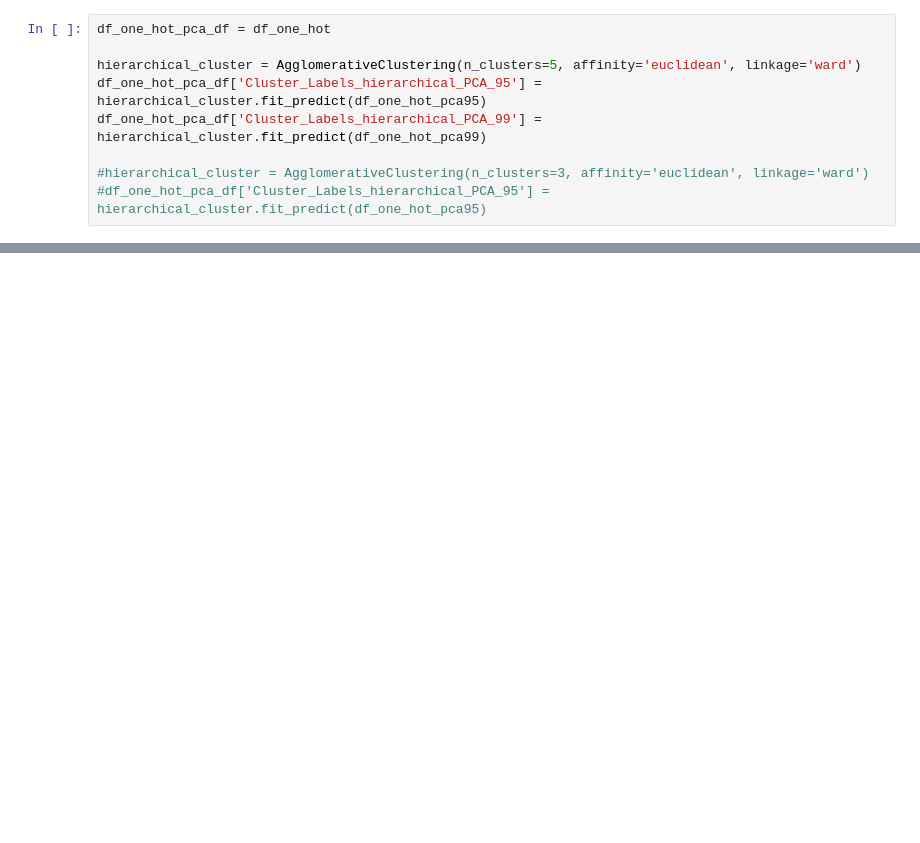
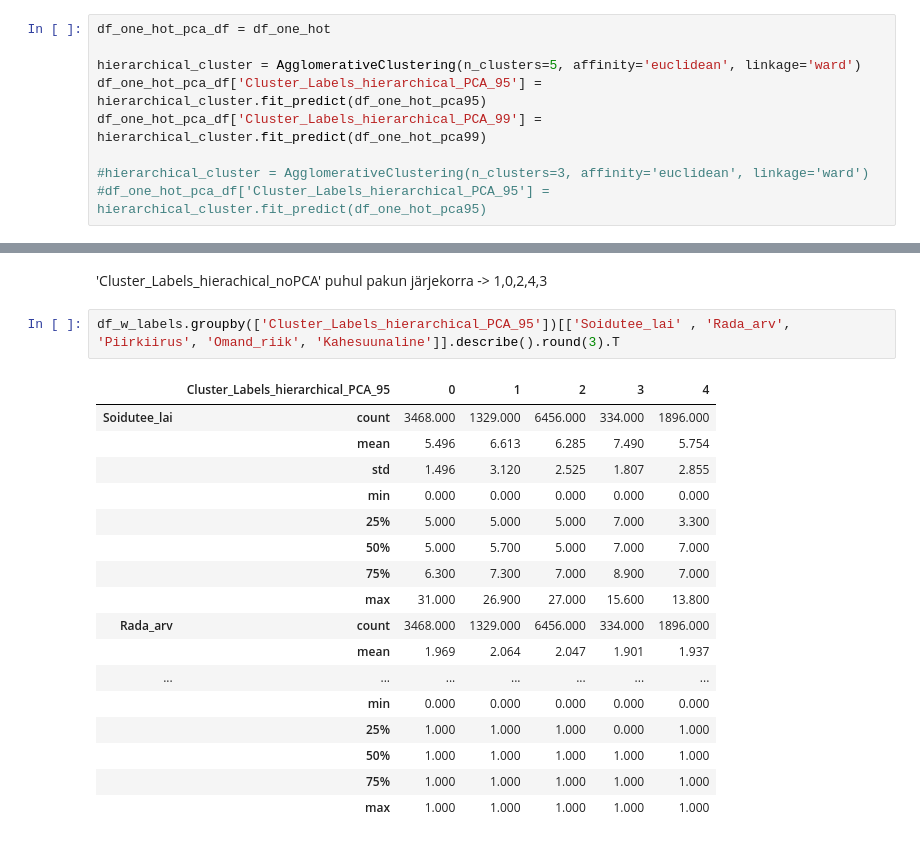
Before and after one commit to m-tarro/ml2022-project, a Jupyter notebook: ML_Project_(P14).ipynb, the cells around one changed output, grey strips where cells are left out. Cells and saved outputs as stored; diff of their text form; blank space fills up the shorter version.

```diff
--- a/ML_Project_(P14).ipynb
+++ b/ML_Project_(P14).ipynb
@@ -782,0 +833,22 @@ files.download('test_numeric_pca.csv')
+# %% [markdown]
+'Cluster_Labels_hierachical_noPCA' puhul pakun järjekorra -> 1,0,2,4,3
+# %%
+df_w_labels.groupby(['Cluster_Labels_hierarchical_PCA_95'])[['Soidutee_lai' , 'Rada_arv', 'Piirkiirus', 'Omand_riik', 'Kahesuunaline']].describe().round(3).T
+# %% [output]
+|  | Cluster_Labels_hierarchical_PCA_95 | 0 | 1 | 2 | 3 | 4 |
+| Soidutee_lai | count | 3468.000 | 1329.000 | 6456.000 | 334.000 | 1896.000 |
+|  | mean | 5.496 | 6.613 | 6.285 | 7.490 | 5.754 |
+|  | std | 1.496 | 3.120 | 2.525 | 1.807 | 2.855 |
+|  | min | 0.000 | 0.000 | 0.000 | 0.000 | 0.000 |
+|  | 25% | 5.000 | 5.000 | 5.000 | 7.000 | 3.300 |
+|  | 50% | 5.000 | 5.700 | 5.000 | 7.000 | 7.000 |
+|  | 75% | 6.300 | 7.300 | 7.000 | 8.900 | 7.000 |
+|  | max | 31.000 | 26.900 | 27.000 | 15.600 | 13.800 |
+| Rada_arv | count | 3468.000 | 1329.000 | 6456.000 | 334.000 | 1896.000 |
+|  | mean | 1.969 | 2.064 | 2.047 | 1.901 | 1.937 |
+| ... | ... | ... | ... | ... | ... | ... |
+|  | min | 0.000 | 0.000 | 0.000 | 0.000 | 0.000 |
+|  | 25% | 1.000 | 1.000 | 1.000 | 0.000 | 1.000 |
+|  | 50% | 1.000 | 1.000 | 1.000 | 1.000 | 1.000 |
+|  | 75% | 1.000 | 1.000 | 1.000 | 1.000 | 1.000 |
+|  | max | 1.000 | 1.000 | 1.000 | 1.000 | 1.000 |
```
Also changed, not shown: parts of 31 cells of this notebook.
